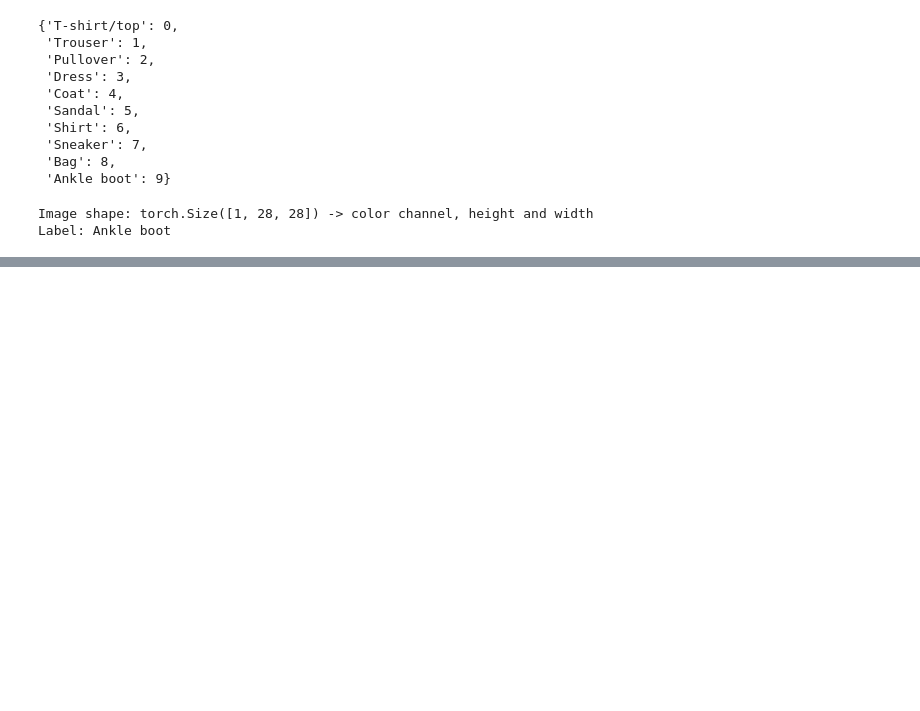
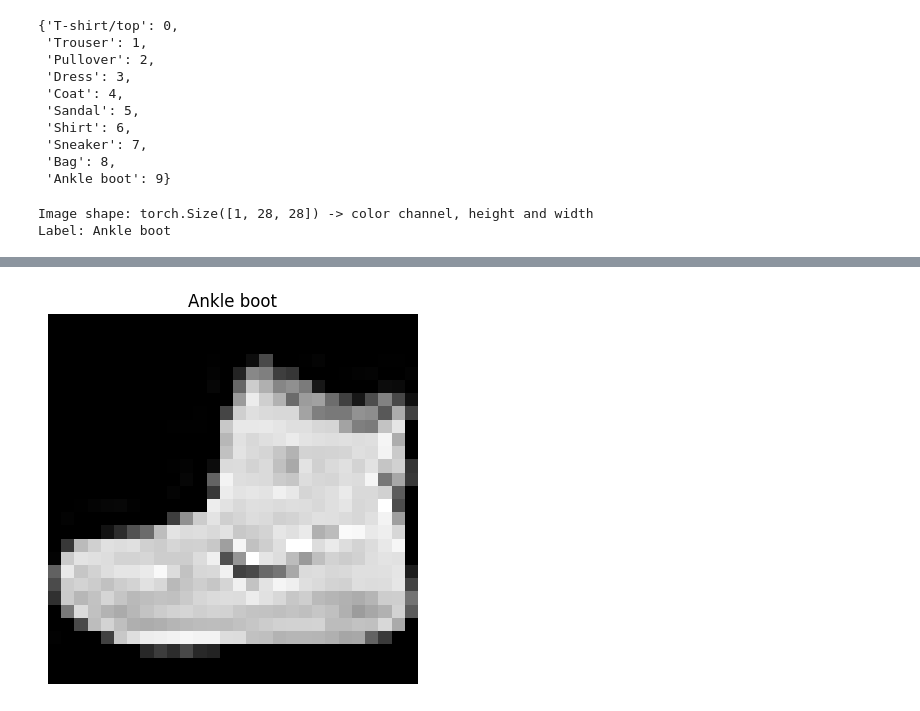
Before and after one commit to habonimana/PyTorch-for-Deep-Learning, a Jupyter notebook: 03_pytorch_computer_vision.ipynb, the cells around one changed output, grey strips where cells are left out. Cells and saved outputs as stored; diff of their text form; code cells hidden in the pictures; blank space fills up the shorter version.

```diff
--- a/03_pytorch_computer_vision.ipynb
+++ b/03_pytorch_computer_vision.ipynb
@@ -133,0 +129,7 @@ Label: Ankle boot
+# %%
+
+plt.imshow(image.squeeze(), cmap="gray")
+plt.title(class_names[label])
+plt.axis(False);
+# %% [output]
+[figure, added]
```
Also changed, not shown: parts of 24 cells of this notebook.
